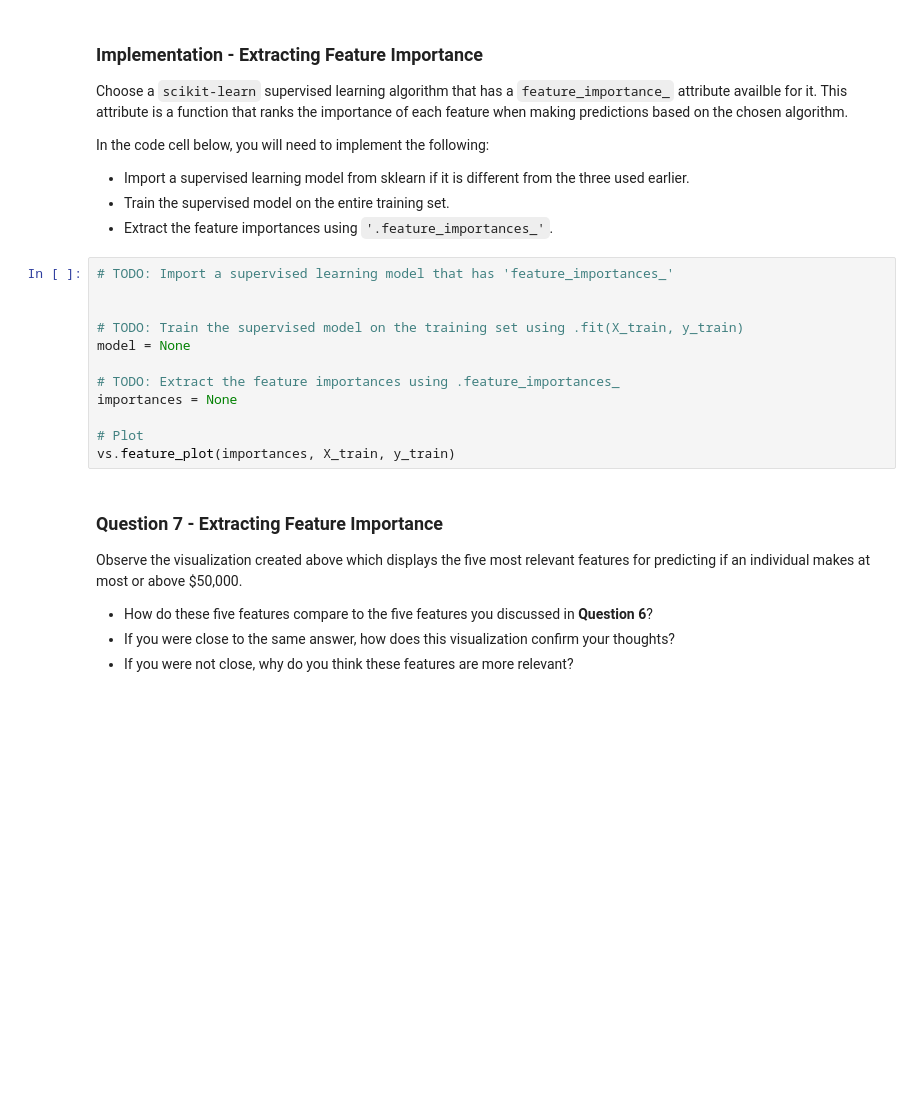
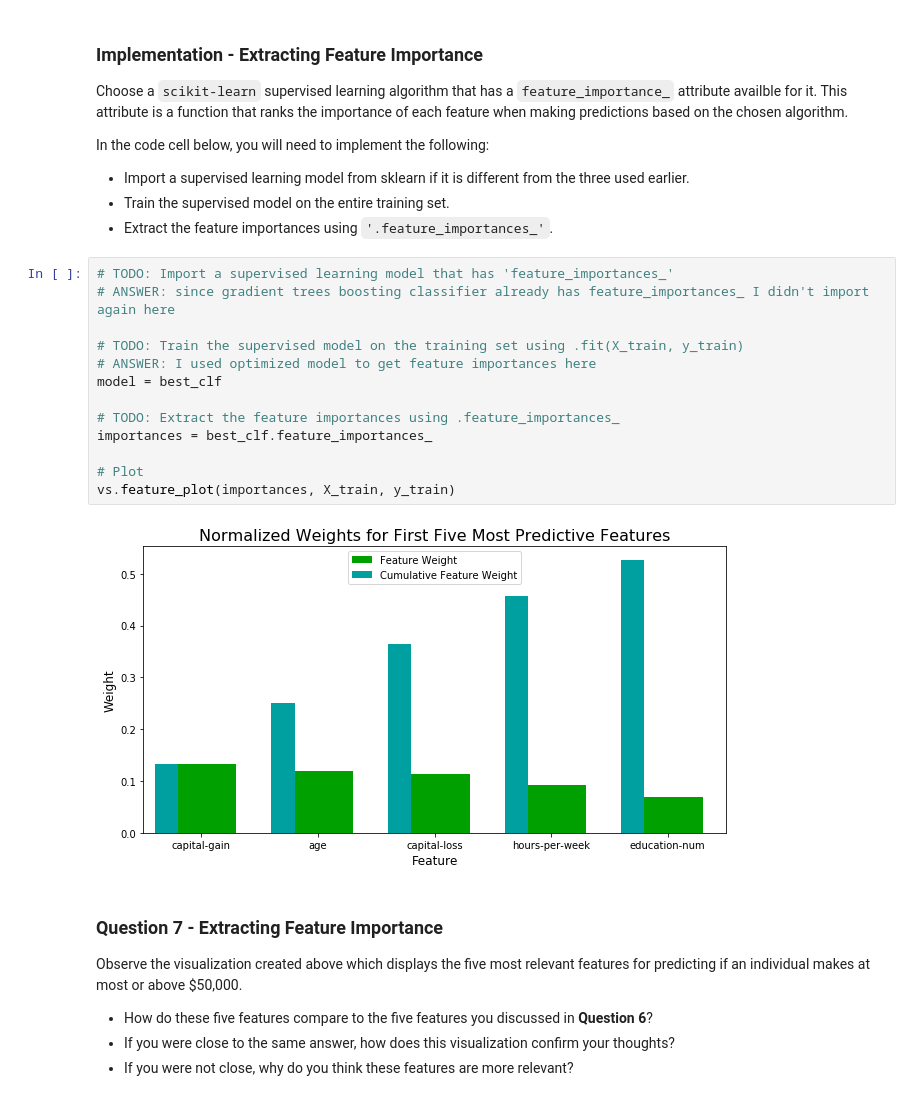
Before and after one commit to bxnxiong/machine-learning, a Jupyter notebook: projects/finding_donors/finding_donors_python2.7.ipynb, the cells around one changed output. Saved outputs shown, nothing was run; the diff lists cells and outputs as text; blank space fills up the shorter version.

```diff
--- a/projects/finding_donors/finding_donors_python2.7.ipynb
+++ b/projects/finding_donors/finding_donors_python2.7.ipynb
@@ -629,16 +631,19 @@ In the code cell below, you will need to implement the following:
  - Extract the feature importances using `'.feature_importances_'`.
 # %%
 # TODO: Import a supervised learning model that has 'feature_importances_'
-
+# ANSWER: since gradient trees boosting classifier already has feature_importances_ I didn't import again here
 
 # TODO: Train the supervised model on the training set using .fit(X_train, y_train)
-model = None
+# ANSWER: I used optimized model to get feature importances here
+model = best_clf
 
 # TODO: Extract the feature importances using .feature_importances_
-importances = None
+importances = best_clf.feature_importances_
 
 # Plot
 vs.feature_plot(importances, X_train, y_train)
+# %% [output]
+[figure, added]
 # %% [markdown]
 ### Question 7 - Extracting Feature Importance
 
```
Also changed, not shown: parts of 12 cells of this notebook, 1 other file.
